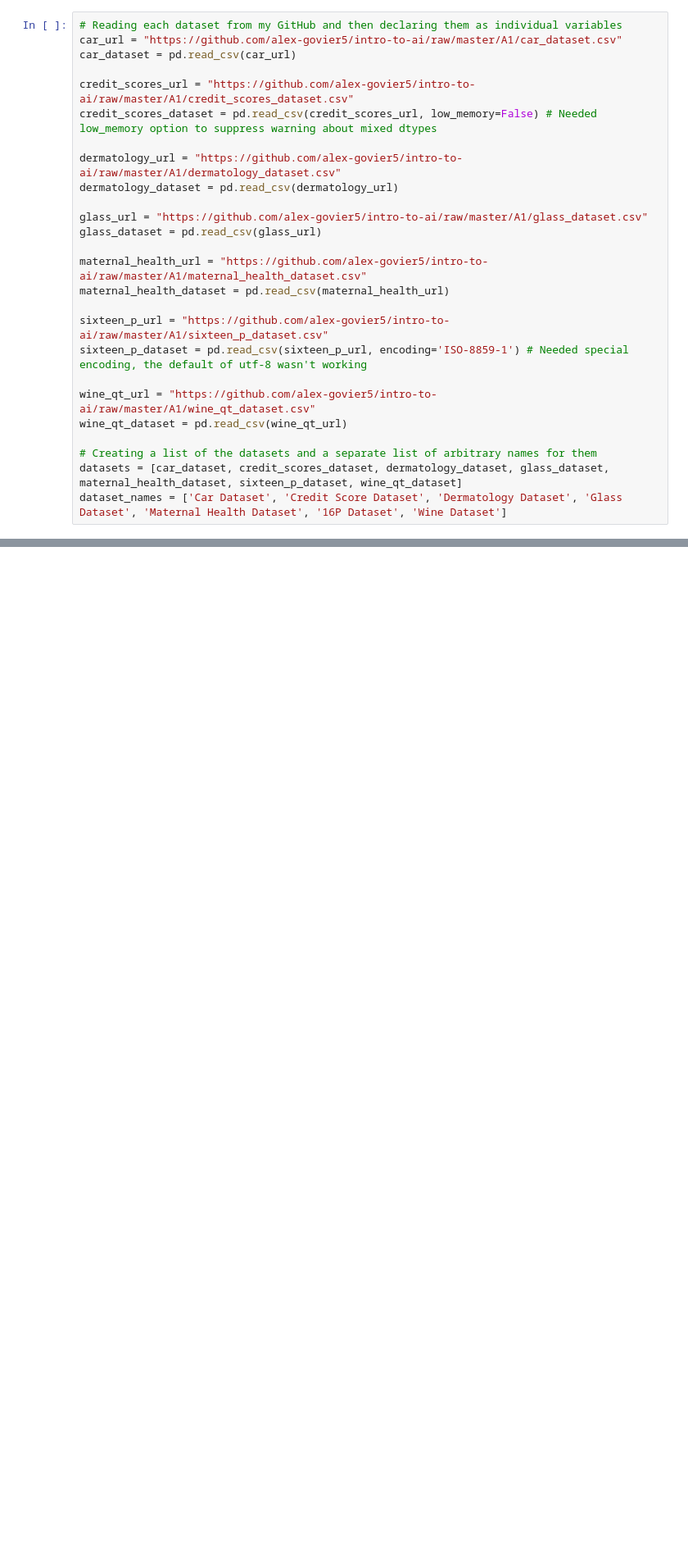
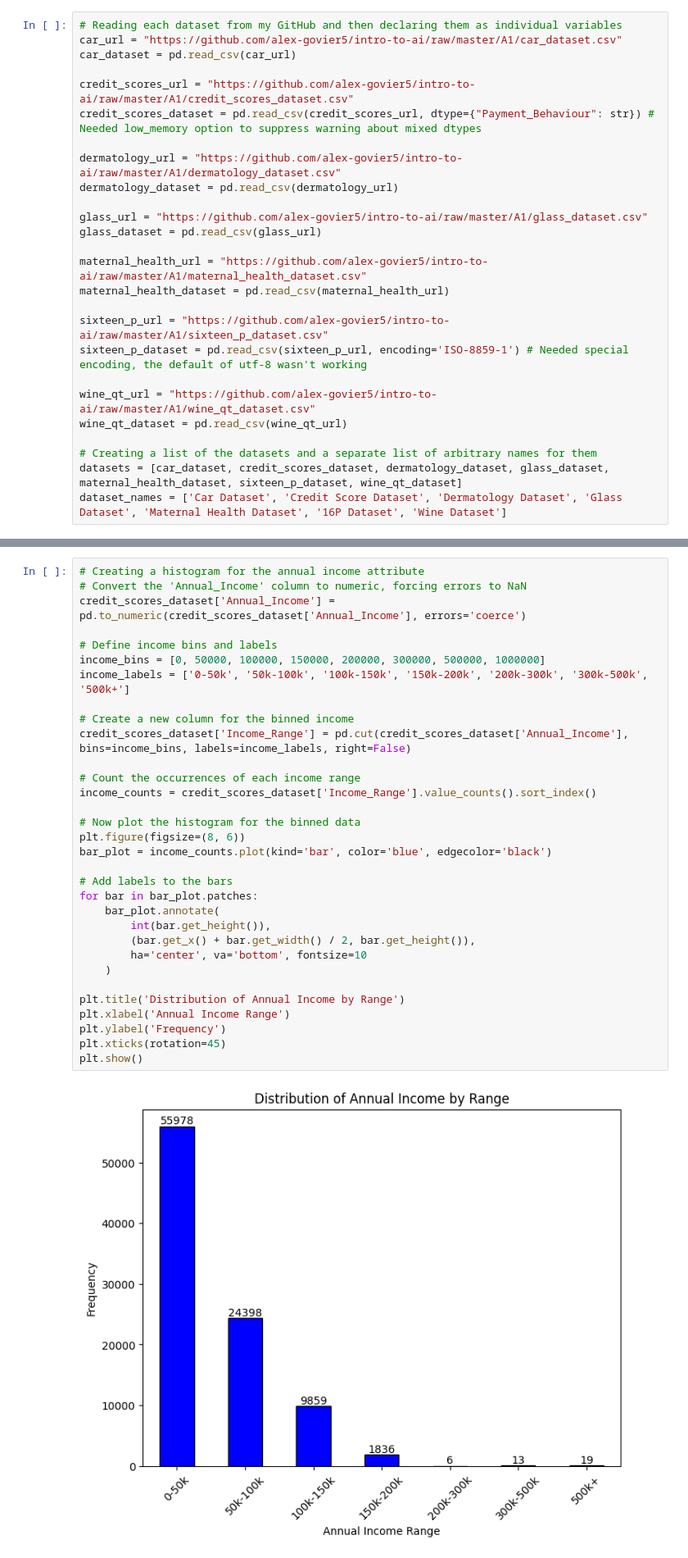
Before and after one commit to alex-govier5/intro-to-ai, a Jupyter notebook: A1/AI_Assignment1.ipynb, the cells around one changed output, grey strips where cells are left out. Shown at 82% size. Drawn from its saved outputs; the diff is of its cells as text; blank space fills up the shorter version.

```diff
--- a/A1/AI_Assignment1.ipynb
+++ b/A1/AI_Assignment1.ipynb
@@ -25,7 +27,7 @@ car_url = "https://github.com/alex-govier5/intro-to-ai/raw/master/A1/car_dataset
 car_dataset = pd.read_csv(car_url)
 
 credit_scores_url = "https://github.com/alex-govier5/intro-to-ai/raw/master/A1/credit_scores_dataset.csv"
-credit_scores_dataset = pd.read_csv(credit_scores_url, low_memory=False) # Needed low_memory option to suppress warning about mixed dtypes
+credit_scores_dataset = pd.read_csv(credit_scores_url, dtype={"Payment_Behaviour": str}) # Needed low_memory option to suppress warning about mixed dtypes
 
 dermatology_url = "https://github.com/alex-govier5/intro-to-ai/raw/master/A1/dermatology_dataset.csv"
 dermatology_dataset = pd.read_csv(dermatology_url)
@@ -141,0 +159,34 @@ Here I will analyze the attributes in my dataset to see which ones should be inc
+# %%
+# Creating a histogram for the annual income attribute
+# Convert the 'Annual_Income' column to numeric, forcing errors to NaN
+credit_scores_dataset['Annual_Income'] = pd.to_numeric(credit_scores_dataset['Annual_Income'], errors='coerce')
+
+# Define income bins and labels
+income_bins = [0, 50000, 100000, 150000, 200000, 300000, 500000, 1000000]
+income_labels = ['0-50k', '50k-100k', '100k-150k', '150k-200k', '200k-300k', '300k-500k', '500k+']
+
+# Create a new column for the binned income
+credit_scores_dataset['Income_Range'] = pd.cut(credit_scores_dataset['Annual_Income'], bins=income_bins, labels=income_labels, right=False)
+
+# Count the occurrences of each income range
+income_counts = credit_scores_dataset['Income_Range'].value_counts().sort_index()
+
+# Now plot the histogram for the binned data
+plt.figure(figsize=(8, 6))
+bar_plot = income_counts.plot(kind='bar', color='blue', edgecolor='black')
+
+# Add labels to the bars
+for bar in bar_plot.patches:
+    bar_plot.annotate(
+        int(bar.get_height()),
+        (bar.get_x() + bar.get_width() / 2, bar.get_height()),
+        ha='center', va='bottom', fontsize=10
+    )
+
+plt.title('Distribution of Annual Income by Range')
+plt.xlabel('Annual Income Range')
+plt.ylabel('Frequency')
+plt.xticks(rotation=45)
+plt.show()
+# %% [output]
+[figure, added]
```
Also changed, not shown: parts of 20 cells of this notebook.
